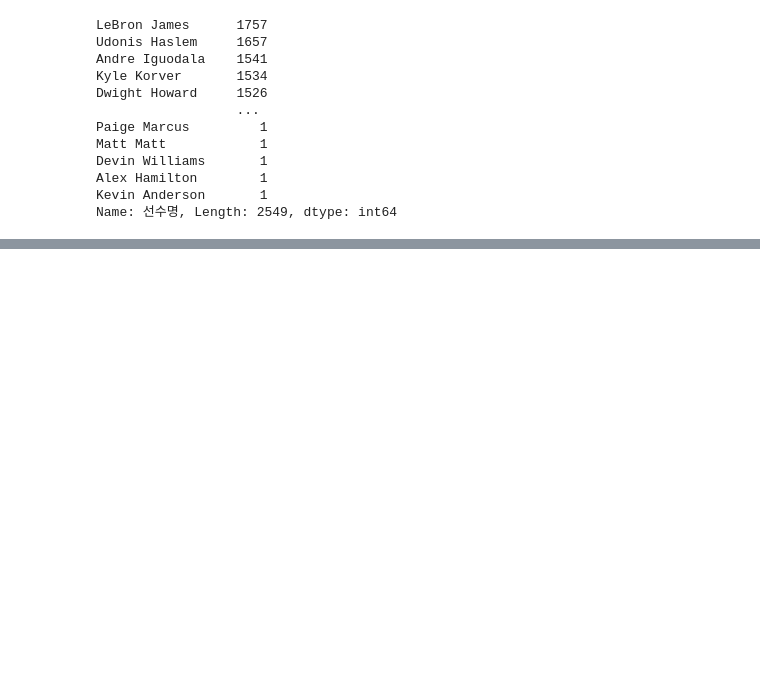
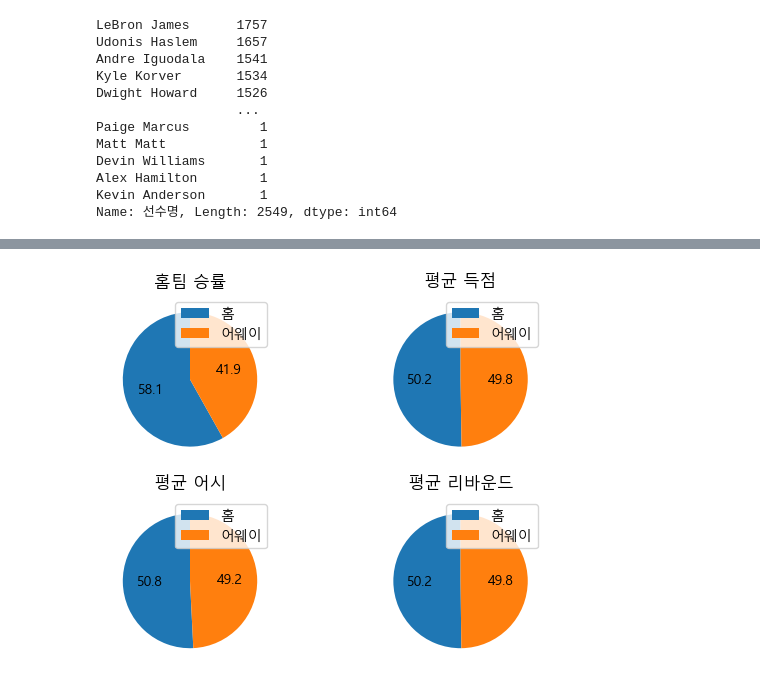
Before and after one commit to JeongUngKim/streamlit_project, a Jupyter notebook: data_analysis.ipynb, the cells around one changed output, grey strips where cells are left out. Drawn from its saved outputs; the diff is of its cells as text; code cells hidden in the pictures; blank space fills up the shorter version.

```diff
--- a/data_analysis.ipynb
+++ b/data_analysis.ipynb
@@ -269,0 +328,4 @@ df_teams.isna().sum()
+# %%
+df_teams_away = df_teams.rename(columns={'팀ID':'어웨이팀ID'})
+# %%
+df_games=pd.merge(new_data,df_teams_away).iloc[:,:-3].rename(columns={'팀약어':'어웨이팀'})
@@ -269,0 +344,3 @@ df_teams.isna().sum()
+# %%
+new_data = df_games[((df_games['홈팀ID'] == 1610612748)&(df_games['어웨이팀ID']==1610612741)) |
+((df_games['어웨이팀ID'] == 1610612748) & (df_games['홈팀ID']==1610612741)) ].mean(numeric_only=None)
@@ -269,0 +365,2 @@ df_teams.isna().sum()
+# %%
+new_data['어웨이승리'] = 1 - new_data['홈팀승리여부']
@@ -269,0 +397,25 @@ df_teams.isna().sum()
+# %%
+plt.subplot(2,2,1)
+plt.pie(new_data[[9,10]],autopct='%.1f',startangle = 90)
+plt.title('홈팀 승률')
+plt.legend(['홈','어웨이'])
+
+
+plt.subplot(2,2,2)
+plt.pie(new_data[[2,6]],autopct='%.1f',startangle=90)
+plt.title('평균 득점')
+plt.legend(['홈','어웨이'])
+
+
+plt.subplot(2,2,3)
+plt.pie(new_data[[3,7]],autopct='%.1f',startangle=90)
+plt.title('평균 어시')
+plt.legend(['홈','어웨이'])
+
+plt.subplot(2,2,4)
+plt.pie(new_data[[4,8]],autopct='%.1f',startangle=90)
+plt.title('평균 리바운드')
+plt.legend(['홈','어웨이'])
+plt.show()
+# %% [output]
+[figure, added]
```
Also changed, not shown: parts of 30 cells of this notebook, 2 other files.
